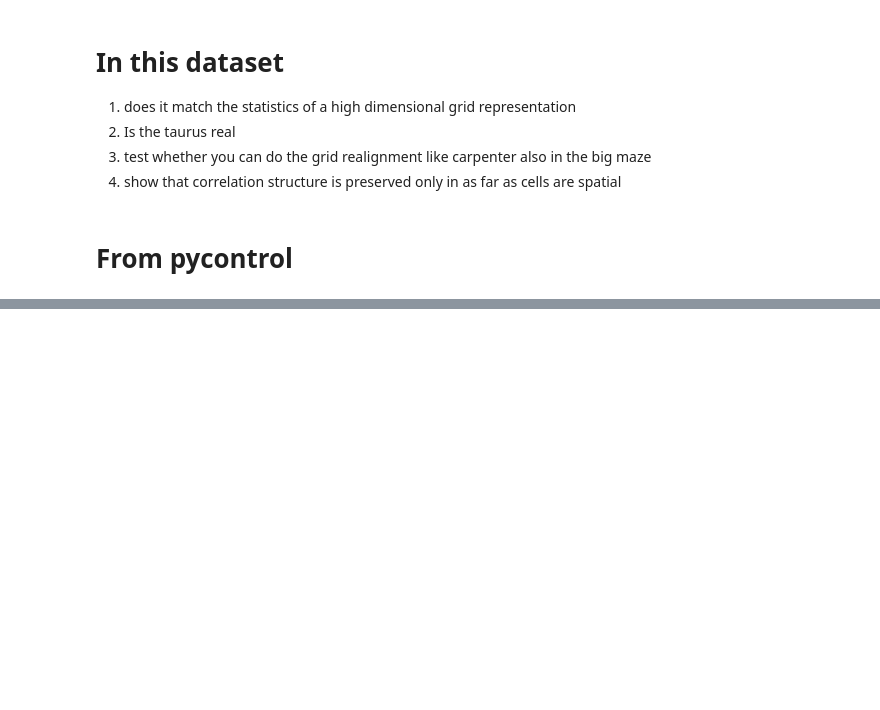
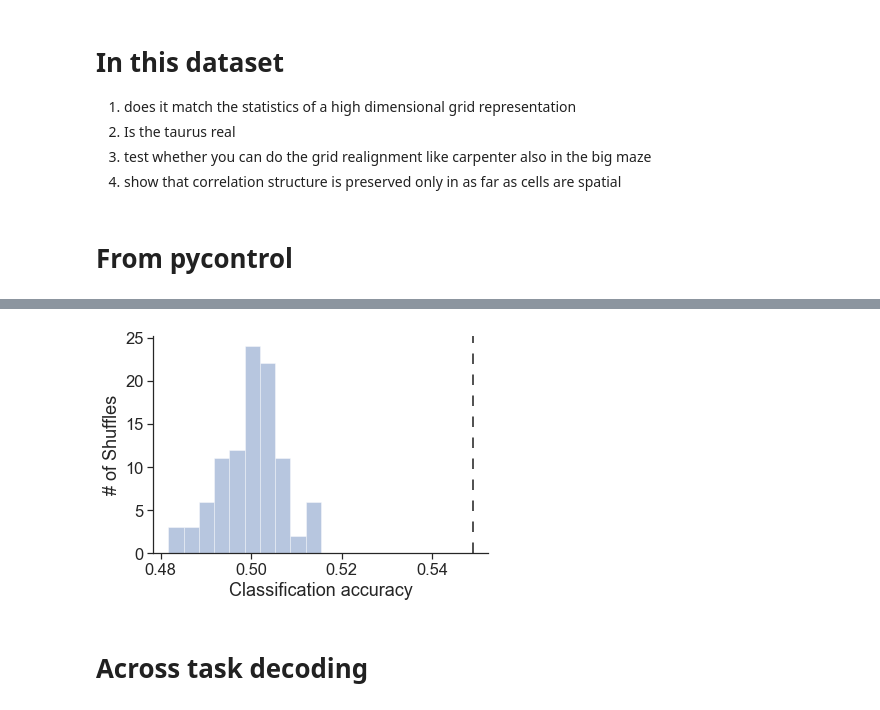
Before and after one commit to yves-weissenberger/ll_ephys, a Jupyter notebook: ephys_notebooks/load_data_between_in_and_outpoke_clean.ipynb, the cells around one changed output, grey strips where cells are left out. Saved outputs shown, nothing was run; the diff lists cells and outputs as text; code cells hidden in the pictures; blank space fills up the shorter version.

```diff
--- a/ephys_notebooks/load_data_between_in_and_outpoke_clean.ipynb
+++ b/ephys_notebooks/load_data_between_in_and_outpoke_clean.ipynb
@@ -952,0 +44,2 @@ cc1_shuff
+# %%
+true_scv = np.mean(get_svm_fit_within_task(frm_task, valid_ix, permutation=False))
@@ -952,0 +54,34 @@ cc1_shuff
+# %%
+all_real = []
+all_permutation = []
+for session_index in range(30):
+    try:
+        session_dataset = load_preprocessed_data(session_index,"/Users/Yves/Documents/spike/")
+        overlapping_ports = get_unique_transitions(session_dataset.seq0, session_dataset.seq1)
+        frm_task1 = session_dataset.firing_rate_maps[:,:,0]
+        frm_task2 = session_dataset.firing_rate_maps[:,:,1]
+#         spatial_map = np.mean(session_dataset.firing_rate_maps,axis=(2,3))
+#         frm_task1 = frm_task1 - spatial_map[:,:,None]
+#         frm_task2 = frm_task2 - spatial_map[:,:,None]
+
+        for frm_task in [frm_task1,frm_task2]:
+            valid_ix = np.where(~np.isnan(np.sum(frm_task,axis=(0,2))))[0]
+            shuffle_svcs = []
+            for _ in range(100):
+                shuffle_svcs.append(np.mean(
+                                            get_svm_fit_within_task(frm_task,
+                                                                    valid_ix,
+                                                                    permutation=True,
+                                                                    leave_out=2)
+                                            )
+                                    )
+
+            true_scv = np.mean(get_svm_fit_within_task(frm_task,
+                                                       valid_ix,
+                                                       permutation=False,
+                                                       leave_out=2)
+                              )
+            all_real.append(true_scv)
+            all_permutation.append(shuffle_svcs)
+    except:
+        print("running session: {} failed".format(session_index))
@@ -952,0 +106,3 @@ cc1_shuff
+# %%
+perm_avg = np.mean(np.array(all_permutation),axis=0)
+true_avg = np.mean(all_real)
@@ -952,0 +133,10 @@ cc1_shuff
+# %%
+seaborn.distplot(perm_avg,kde=0)
+plt.axvline(x=true_avg,color='k',linestyle='--',dashes=(7,7))
+plt.xlabel("Classification accuracy")
+plt.ylabel("# of Shuffles")
+seaborn.despine()
+# %% [output]
+[figure, added]
+# %% [markdown]
+# Across task decoding
```
Also changed, not shown: parts of 122 cells of this notebook, 7 other files.
